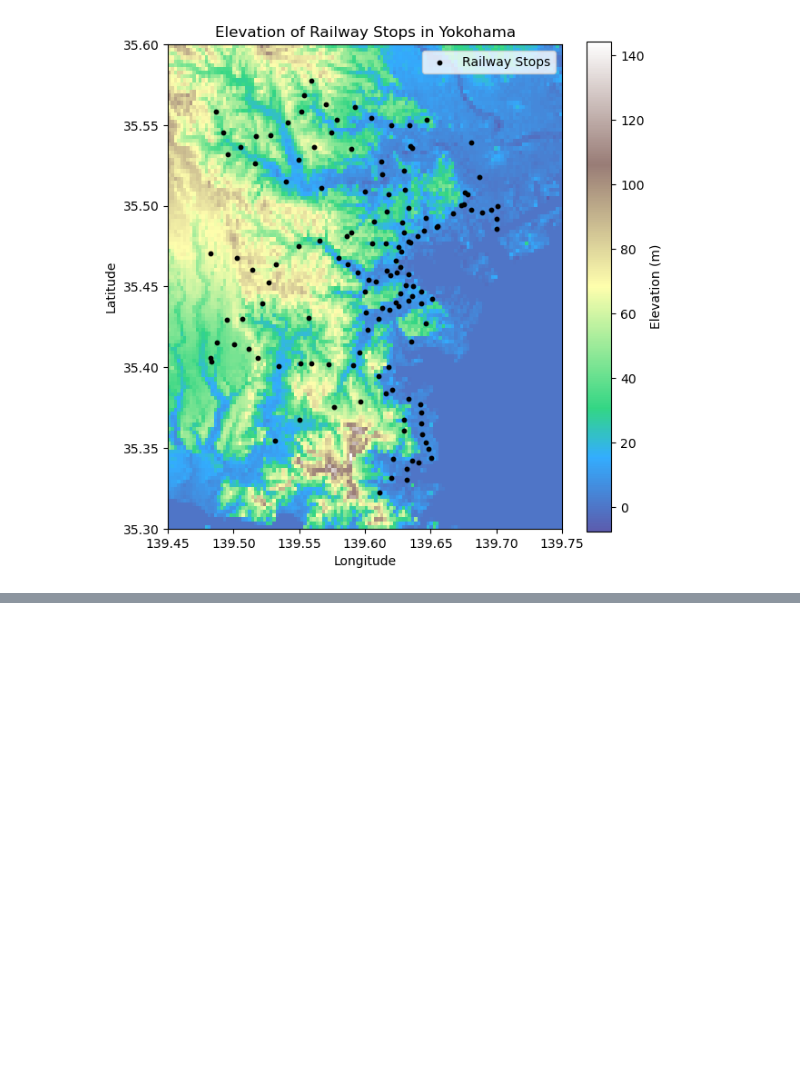
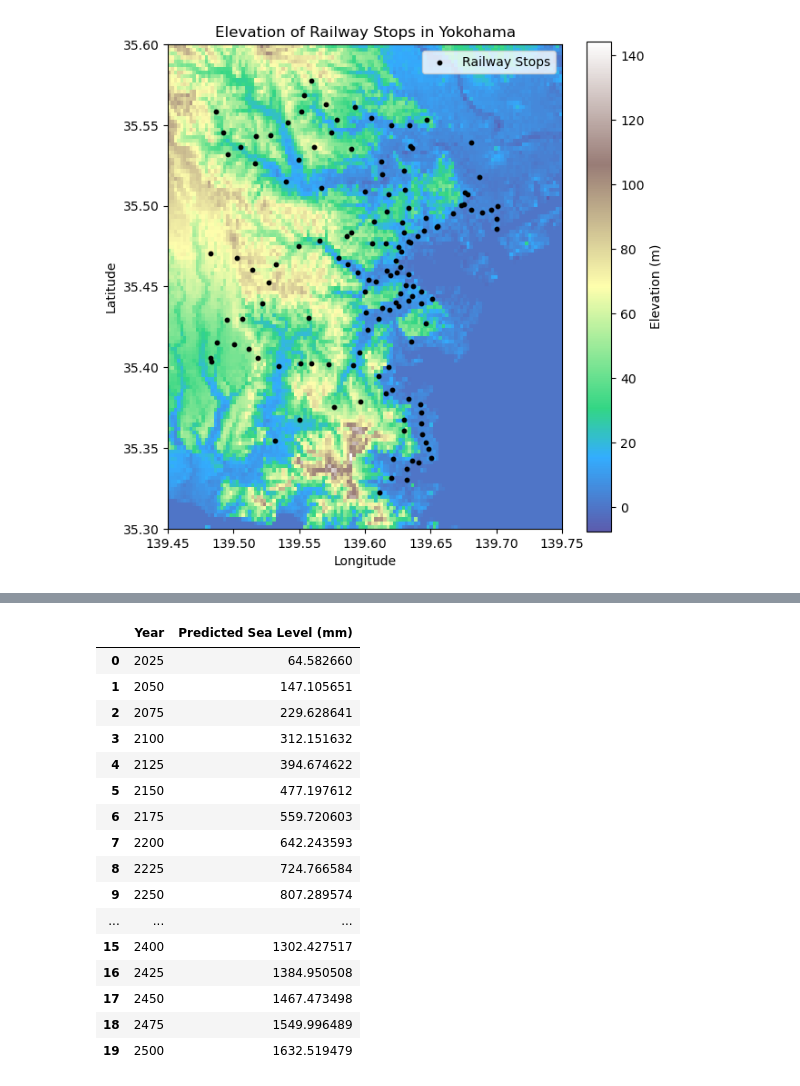
Before and after one commit to Arcyill/ECON-323-Project, a Jupyter notebook: Main.ipynb, the cells around one changed output, grey strips where cells are left out. Cells and saved outputs as stored; diff of their text form; code cells hidden in the pictures; blank space fills up the shorter version.

```diff
--- a/Main.ipynb
+++ b/Main.ipynb
@@ -186,0 +317,14 @@ interactive_map
+# %%
+
+x = sea_level_filtered["Year"].values #convert to array
+y = sea_level_filtered["Sea Level (mm)"].values #convert to array
+
+# Add constant for intercept term
+x_sm = sm.add_constant(x)
+
+# Fit the OLS model
+model = sm.OLS(y, x_sm)
+results = model.fit()
+
+
+print(results.summary())
@@ -186,0 +359,30 @@ interactive_map
+# %%
+# Predict for future years up till 2500
+future_years = np.arange(2025, 2501, 25)
+future_x_sm = sm.add_constant(future_years)  # Add intercept
+
+# Get predictions
+future_preds = results.predict(future_x_sm)
+
+# Create DataFrame of predictions
+future_df = pd.DataFrame({"Year": future_years, "Predicted Sea Level (mm)": future_preds})
+
+future_df
+# %% [output]
+|  | Year | Predicted Sea Level (mm) |
+| 0 | 2025 | 64.582660 |
+| 1 | 2050 | 147.105651 |
+| 2 | 2075 | 229.628641 |
+| 3 | 2100 | 312.151632 |
+| 4 | 2125 | 394.674622 |
+| 5 | 2150 | 477.197612 |
+| 6 | 2175 | 559.720603 |
+| 7 | 2200 | 642.243593 |
+| 8 | 2225 | 724.766584 |
+| 9 | 2250 | 807.289574 |
+| ... | ... | ... |
+| 15 | 2400 | 1302.427517 |
+| 16 | 2425 | 1384.950508 |
+| 17 | 2450 | 1467.473498 |
+| 18 | 2475 | 1549.996489 |
+| 19 | 2500 | 1632.519479 |
```
Also changed, not shown: parts of 40 cells of this notebook, 2 other files.
